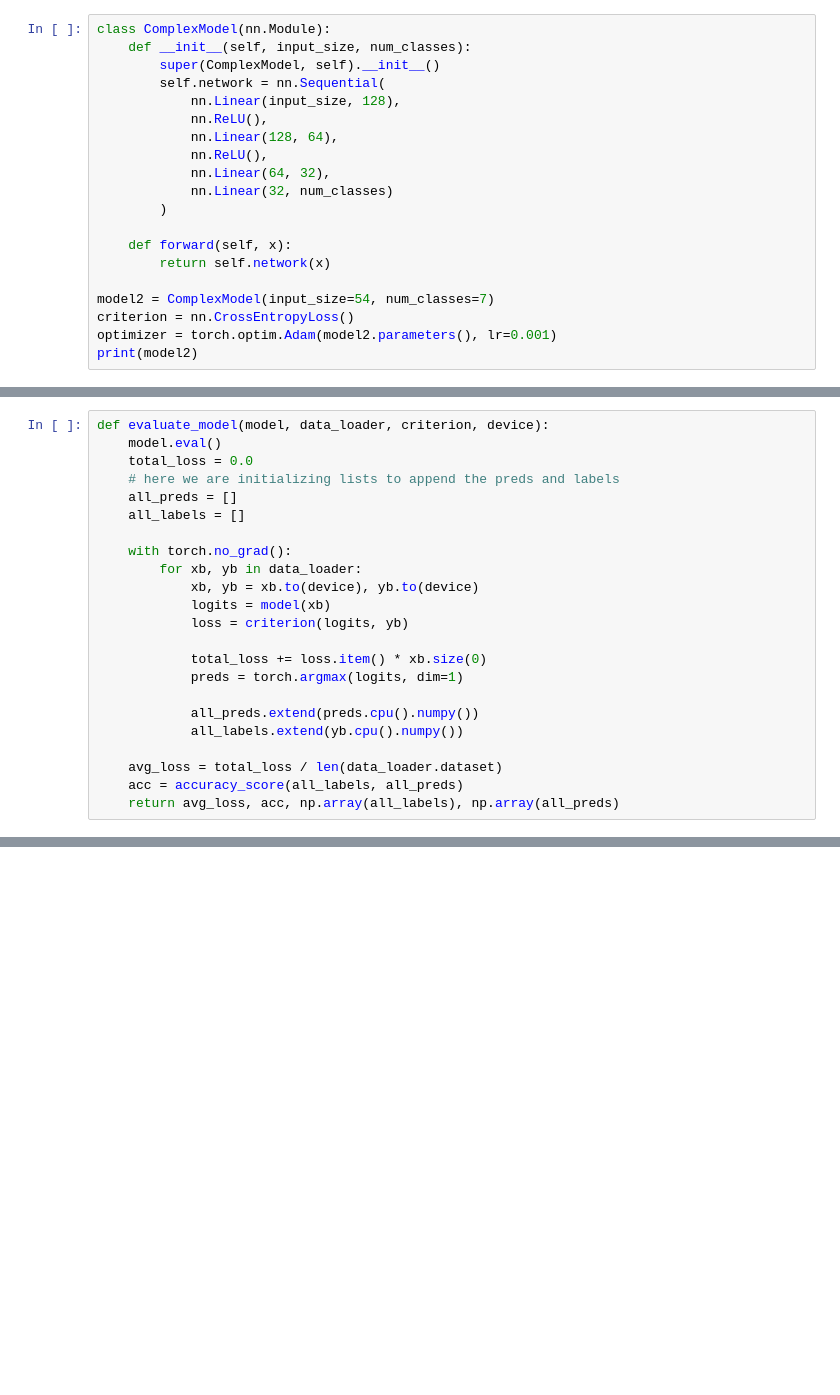
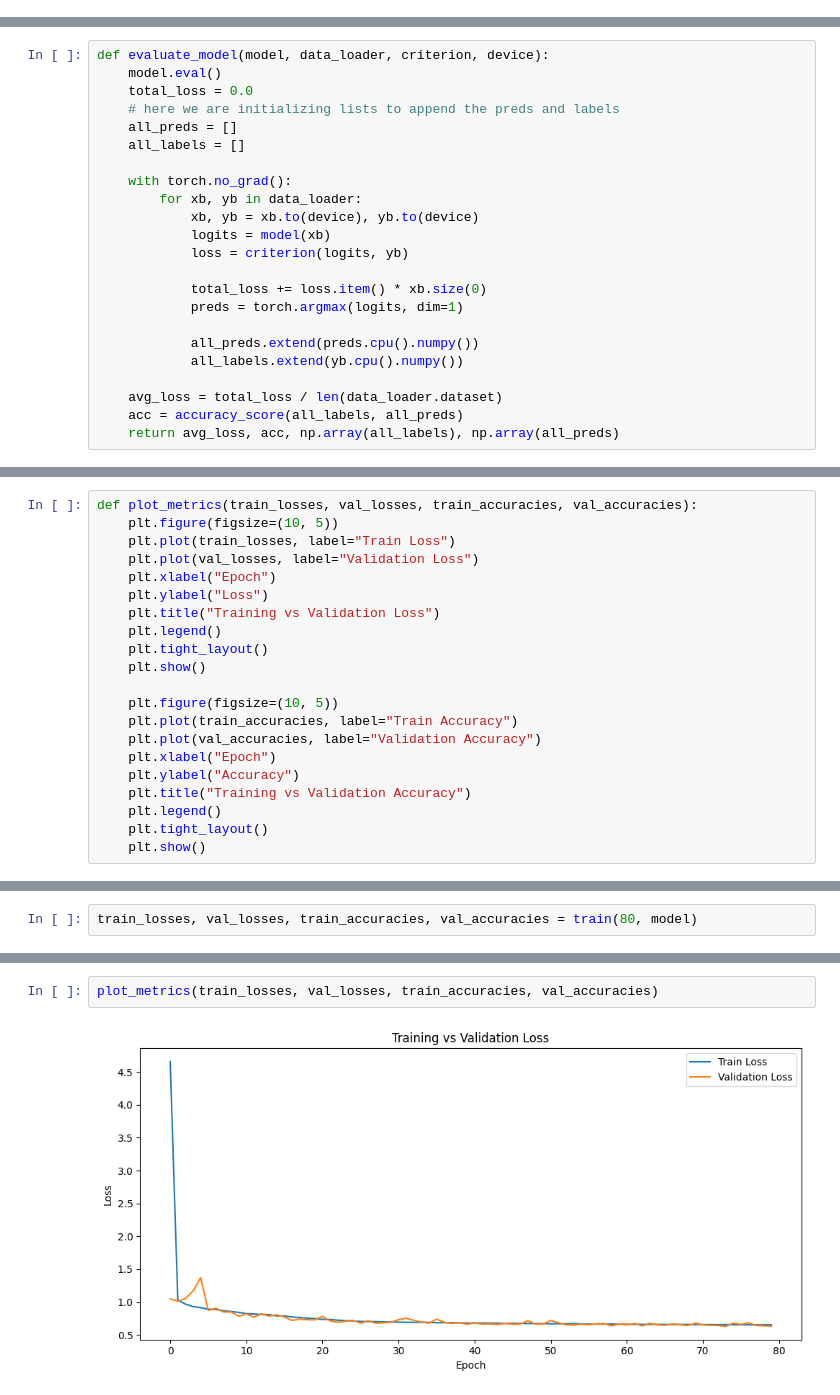
Before and after one commit to mabdellmohsenn/DL-AI46-SV, a Jupyter notebook: Task 2/Covertype-DL.ipynb, the cells around one changed output, grey strips where cells are left out. Drawn from its saved outputs; the diff is of its cells as text; blank space fills up the shorter version.

```diff
--- a/Task 2/Covertype-DL.ipynb
+++ b/Task 2/Covertype-DL.ipynb
@@ -367,23 +393,3 @@ SimpleNN(
-# %%
-class ComplexModel(nn.Module):
-    def __init__(self, input_size, num_classes):
-        super(ComplexModel, self).__init__()
-        self.network = nn.Sequential(
-            nn.Linear(input_size, 128),
-            nn.ReLU(),
-            nn.Linear(128, 64),
-            nn.ReLU(),
-            nn.Linear(64, 32),
-            nn.Linear(32, num_classes)
-        )
-
-    def forward(self, x):
-        return self.network(x)
-
-model2 = ComplexModel(input_size=54, num_classes=7)
-criterion = nn.CrossEntropyLoss()
-optimizer = torch.optim.Adam(model2.parameters(), lr=0.001)
-print(model2)
 # %%
 device = torch.device("cuda" if torch.cuda.is_available() else "cpu")
 print("Using device:", device)
@@ -516,0 +486,21 @@ plt.show()
+# %%
+def plot_metrics(train_losses, val_losses, train_accuracies, val_accuracies):
+    plt.figure(figsize=(10, 5))
+    plt.plot(train_losses, label="Train Loss")
+    plt.plot(val_losses, label="Validation Loss")
+    plt.xlabel("Epoch")
+    plt.ylabel("Loss")
+    plt.title("Training vs Validation Loss")
+    plt.legend()
+    plt.tight_layout()
+    plt.show()
+
+    plt.figure(figsize=(10, 5))
+    plt.plot(train_accuracies, label="Train Accuracy")
+    plt.plot(val_accuracies, label="Validation Accuracy")
+    plt.xlabel("Epoch")
+    plt.ylabel("Accuracy")
+    plt.title("Training vs Validation Accuracy")
+    plt.legend()
+    plt.tight_layout()
+    plt.show()
@@ -516,0 +533,2 @@ plt.show()
+# %%
+train_losses, val_losses, train_accuracies, val_accuracies = train(80, model)
@@ -516,0 +553,4 @@ plt.show()
+# %%
+plot_metrics(train_losses, val_losses, train_accuracies, val_accuracies)
+# %% [output]
+[figure, added]
```
Also changed, not shown: parts of 27 cells of this notebook.
